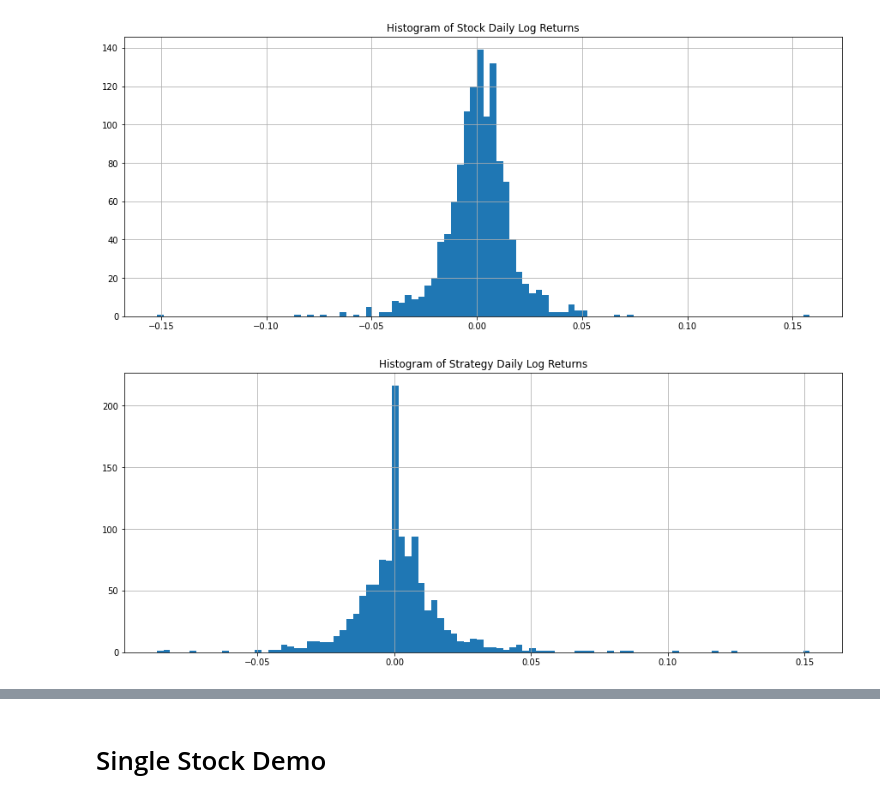
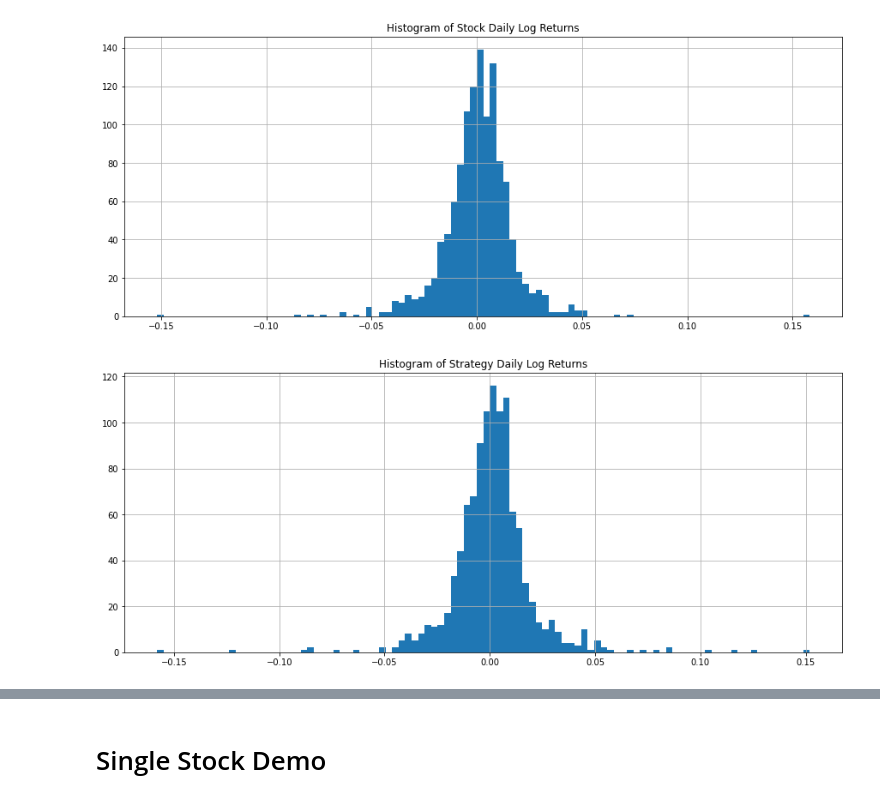
Before and after one commit to siddharthgohil/Trading_with_MACDnSMA, a Jupyter notebook: MABB Strat Latest.ipynb, the cells around one changed output, grey strips where cells are left out. Saved outputs shown, nothing was run; the diff lists cells and outputs as text; code cells hidden in the pictures.

```diff
--- a/MABB Strat Latest.ipynb
+++ b/MABB Strat Latest.ipynb
@@ -192,6 +191,7 @@ def get_signals(stock_symbol, start, end,primary_trend_window = 200,buy_on="Clos
     bt_data['Signal Clean'] = bt_data['Signal'].map(lambda x : 0 if x not in [-1.0,1.0] else x)
     bt_data['Strength of Signal'] = ((abs(bt_data['Adj Close'] - bt_data['SMA'])/bt_data['Adj Close'] + abs(bt_data['MACD Fast'] -  bt_data['MACD Slow']))) * bt_data['Signal Clean']
     bt_data['Stock_Returns'] = np.log(bt_data[buy_on]/bt_data[buy_on].shift(1))
+    bt_data['Stock_Returns'] = bt_data['Stock_Returns'].shift(-1) # Changed to tmr/today instead of today/yesterday
     return bt_data
 # %%
 def get_signal_for_mutiple_stocks(MAANG_list,start, end,primary_trend_window ,buy_on):
@@ -298,7 +298,7 @@ def get_positions(bt_data,buy_on, verbose = True ):
         bt_data.loc[curr_date, "Invested in"] = chosen_stock_for_entry
     return bt_data
 # %%
-def riding_the_trend_with_macd(MAANG_list, start, end,lookback = 252, buy_on = "Close",verbose = True,metrics_calc_start_date = "start"):
+def riding_the_trend_with_macd(MAANG_list, start, end,lookback = 252, buy_on = "Close",verbose = True,metrics_calc_start_date = start):
     # Getting the signals for all the stocks for each day
     signals_df,_ = get_signal_for_mutiple_stocks(MAANG_list,start, end,primary_trend_window ,buy_on)
     bt_data = signals_df.copy()
@@ -348,8 +348,8 @@ def riding_the_trend_with_macd(MAANG_list, start, end,lookback = 252, buy_on = "
     return bt_data, returns_df,metrics_df
 # %%
 start = "2015-01-01"
-metrics_calc_start_date = '2016-01-01'
-end = "2019-12-31"
+metrics_calc_start_date = "2015-01-01"
+end = "2022-12-31"
 
 primary_trend_window = 50 # 50
 lookback = 60052
@@ -436,12 +436,12 @@ plt.show()
 # %%
 # The histogram of returns
 plt.figure(figsize=(15, 6))
-plt.hist(bt_data["Strategy_Returns"], bins = 100)
+plt.hist(bt_data[bt_data["Strategy_Returns"]!= 0.0]["Strategy_Returns"], bins = 100)
 plt.title("Histogram of Strategy Daily Log Returns")
 plt.grid()
 plt.show()
 # %% [output]
-[figure, old version]
+[figure, new version]
 # %%
 figure, axis = plt.subplots(6, figsize=(12, 20))
 drawdown(bt_data, axis[0], "Strategy_Returns" )
```
Also changed, not shown: parts of 5 cells of this notebook.
